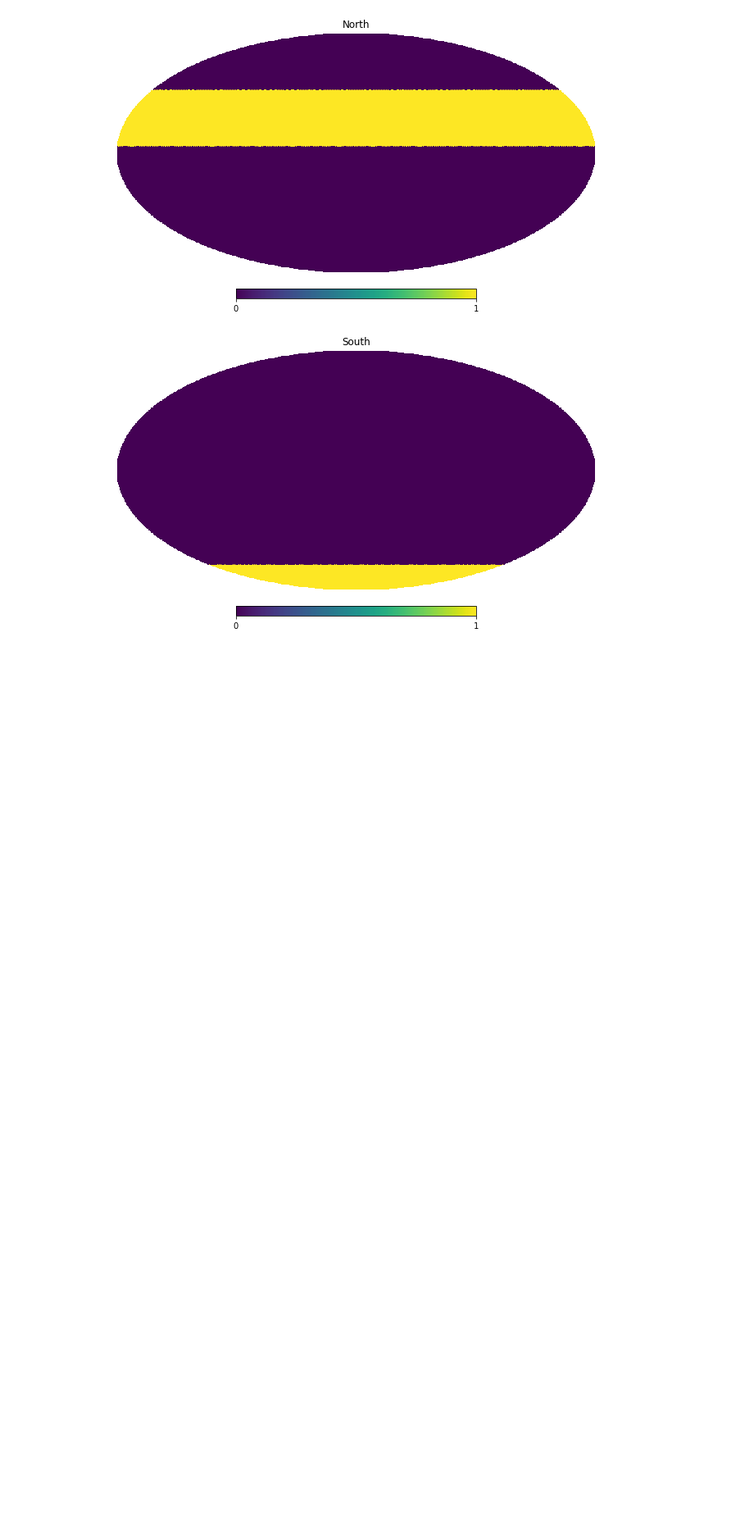
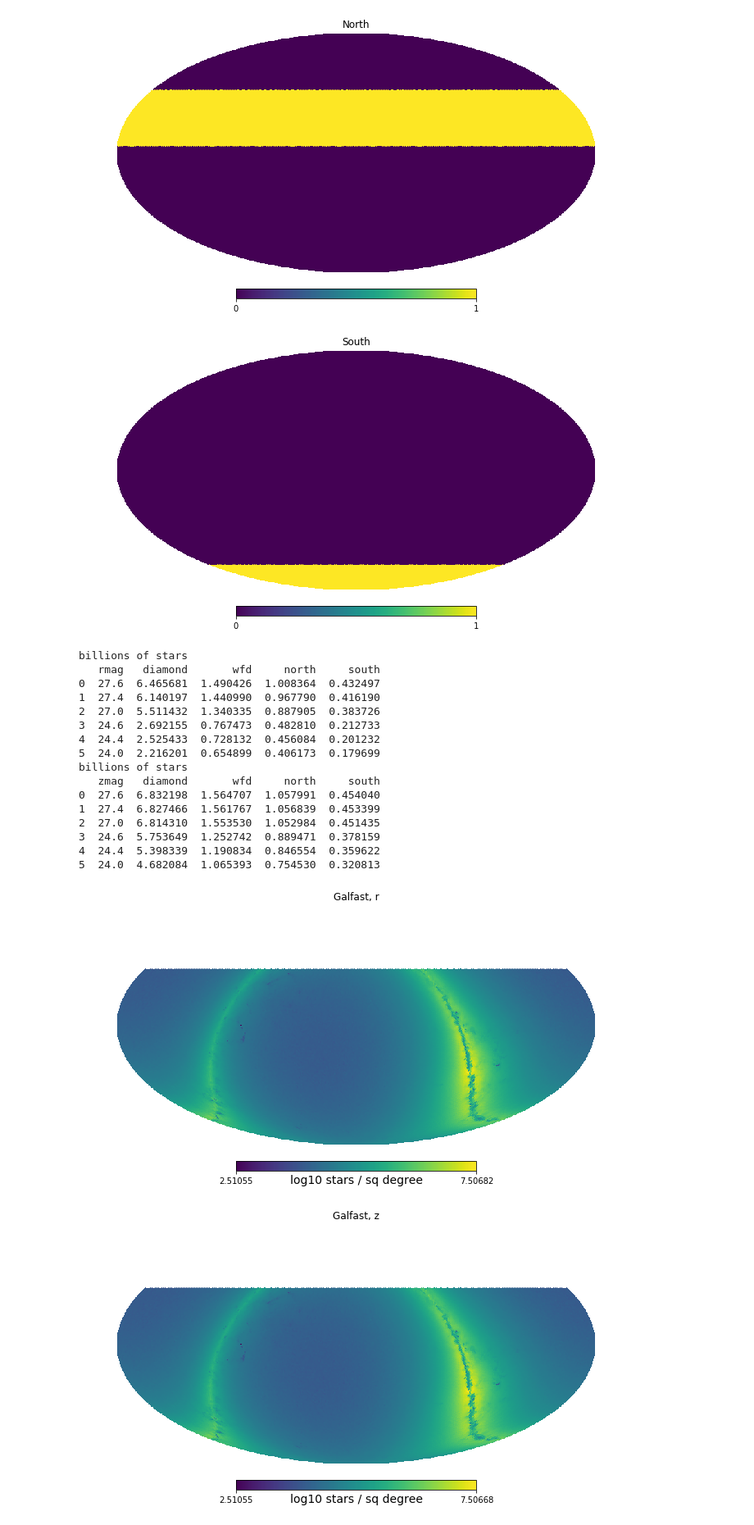
Before and after one commit to yoachim/20_Scratch, a Jupyter notebook: n_stars_check/grid_for_z.ipynb, the cells around one changed output. Shown at 82% size. Drawn from its saved outputs; the diff is of its cells as text; code cells hidden in the pictures; blank space fills up the shorter version.

```diff
--- a/n_stars_check/grid_for_z.ipynb
+++ b/n_stars_check/grid_for_z.ipynb
@@ -46,12 +45,58 @@ hp.mollview(south_map, title='South')
 [figure]
 [figure]
 # %%
-# Let's load up the galfast map
-data = np.load('/Users/yoachim/git_repos/sims_maps/StarMaps/starDensity_%s_nside_64.npz' % filtername)
-# Cumulative number counts, units of stars/sq deg. Array at healpix locations
-starDensity = data['starDensity'].copy()
-# magnitude bins
-bins=data['bins'].copy()
-# pixels where there were so many stars some were skipped
-mask = data['overMaxMask'].copy
-data.close()
+filtername = 'r'
+
+for filtername in 'rz':
+
+    # Let's load up the galfast map
+    data = np.load('/Users/yoachim/git_repos/sims_maps/StarMaps/starDensity_%s_nside_64.npz' % filtername)
+    # Cumulative number counts, units of stars/sq deg. Array at healpix locations
+    starDensity = data['starDensity'].copy()
+    # magnitude bins
+    bins=data['bins'].copy()
+    # pixels where there were so many stars some were skipped
+    mask = data['overMaxMask'].copy
+    data.close()
+    hp.mollview(np.log10(starDensity[:,-1]), title='Galfast, %s' % filtername, unit='log10 stars / sq degree')
+
+
+    mags = [27.6, 27.4,  27., 24.6, 24.4,  24.]
+    indxes = [np.where(np.round(bins[1:]*10) == np.round(rmag*10)) for rmag in mags]
+
+    masks = {'diamond': diamond_map, 'wfd': wfd_map, 'north': north_map, 'south': south_map}
+    pix_area = hp.nside2pixarea(nside, degrees=True)
+
+
+    names = ['%smag' % filtername]
+    names.extend(list(masks.keys()))
+    types = [float]*len(names)
+    result_array = np.zeros(len(mags), dtype=list(zip(names,types)))
+
+    for i,indx in enumerate(indxes):
+        for key in masks:
+            result_array[i][key] = np.sum(masks[key]*starDensity[:,indx].ravel())*pix_area/1e9
+        result_array[i]['%smag' % filtername] = bins[1:][indx]
+
+    df = pd.DataFrame(result_array)
+    print('billions of stars')
+    print(df)
+# %% [output]
+billions of stars
+   rmag   diamond       wfd     north     south
+0  27.6  6.465681  1.490426  1.008364  0.432497
+1  27.4  6.140197  1.440990  0.967790  0.416190
+2  27.0  5.511432  1.340335  0.887905  0.383726
+3  24.6  2.692155  0.767473  0.482810  0.212733
+4  24.4  2.525433  0.728132  0.456084  0.201232
+5  24.0  2.216201  0.654899  0.406173  0.179699
+billions of stars
+   zmag   diamond       wfd     north     south
+0  27.6  6.832198  1.564707  1.057991  0.454040
+1  27.4  6.827466  1.561767  1.056839  0.453399
+2  27.0  6.814310  1.553530  1.052984  0.451435
+3  24.6  5.753649  1.252742  0.889471  0.378159
+4  24.4  5.398339  1.190834  0.846554  0.359622
+5  24.0  4.682084  1.065393  0.754530  0.320813
+[figure, added]
+[figure, added]
```
Also changed, not shown: parts of 14 cells of this notebook, 1 other file.
